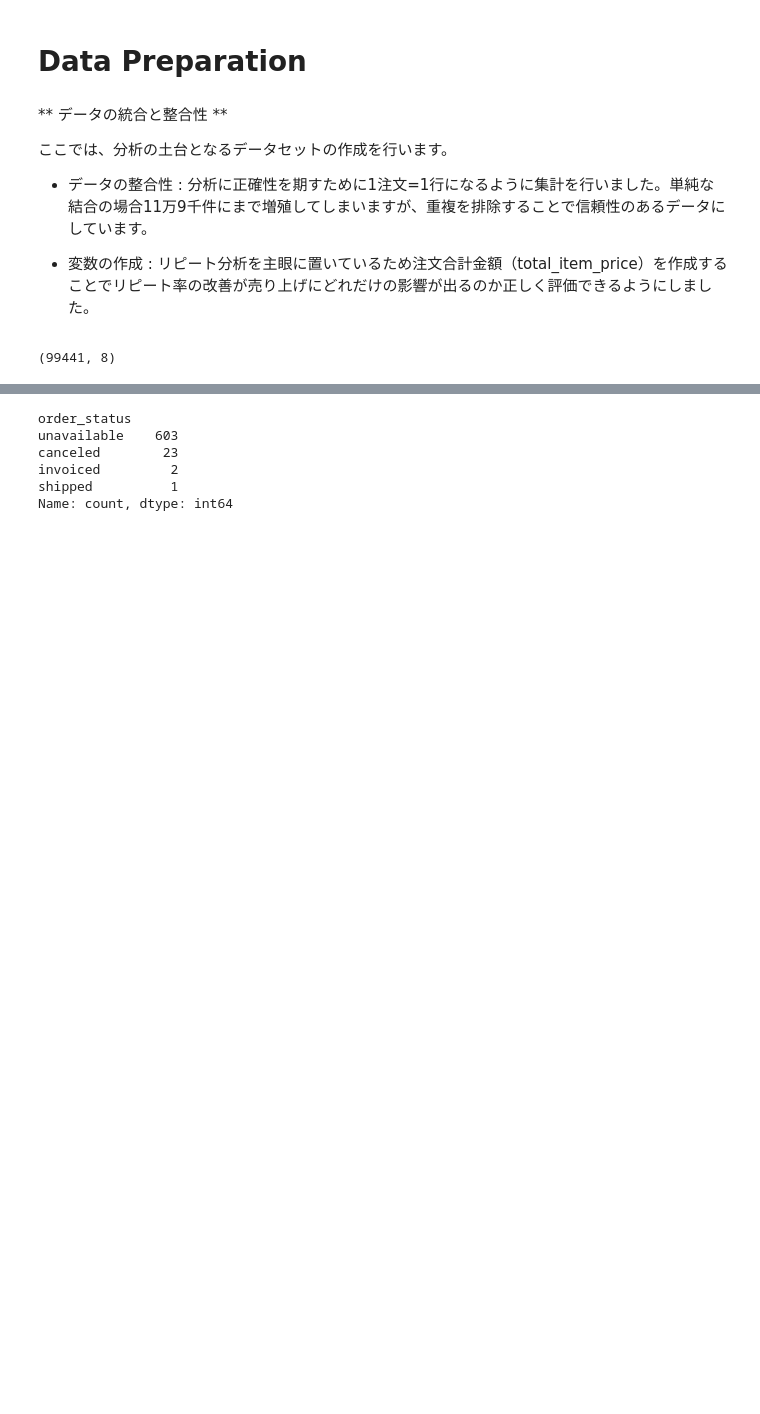
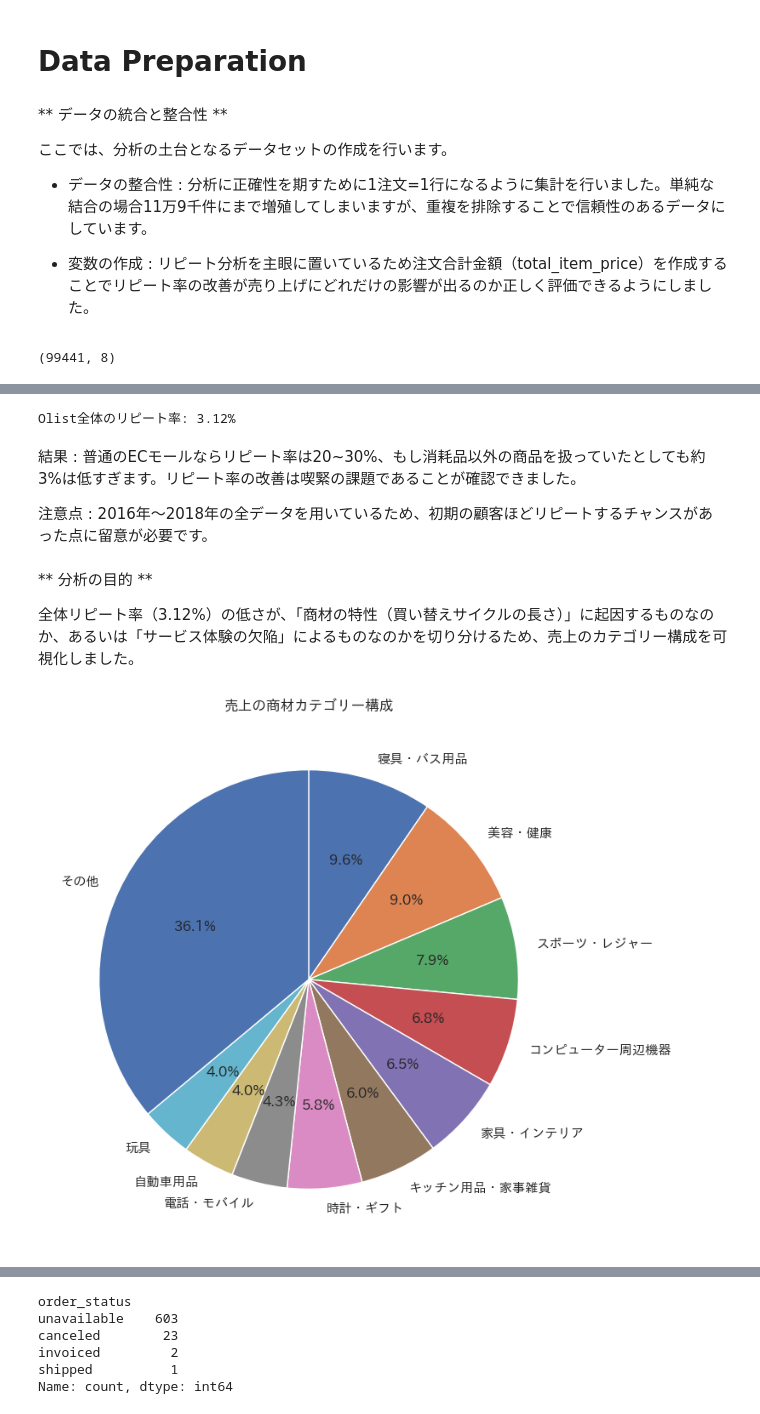
Before and after one commit to kanebako-s/olist-data-analysis, a Jupyter notebook: Kaggle_Olist_analysis_v2.0.ipynb, the cells around one changed output, grey strips where cells are left out. Drawn from its saved outputs; the diff is of its cells as text; code cells hidden in the pictures; blank space fills up the shorter version.

```diff
--- a/Kaggle_Olist_analysis_v2.0.ipynb
+++ b/Kaggle_Olist_analysis_v2.0.ipynb
@@ -71,7 +73,7 @@ df_order_payments = pd.read_csv(BASE_DIR / 'olist_order_payments_dataset.csv')
 # 分析に必要な列だけを定義。
 customer_cols = ['customer_id', 'customer_unique_id']
 item_cols = ['order_id', 'product_id', 'seller_id', 'price']
-product_cols = ['product_id', 'product_photos_qty', 'product_description_lenght']
+product_cols = ['product_id', 'product_category_name', 'product_photos_qty', 'product_description_lenght']
 timestamps_cols = ['order_purchase_timestamp', 'order_approved_at', 'order_delivered_carrier_date', 'order_delivered_customer_date', 'order_estimated_delivery_date', 'review_creation_date', 'review_answer_timestamp']
 
 # 集計で重複が発生しないように注文ごとにまとめる。
@@ -117,0 +131,48 @@ df_orders.shape
+# %%
+# Olist全体のリピート率の把握（同一のcustomer_unique_idで2回以上注文しているか）
+repeat_counts = df_final.groupby('customer_unique_id')['order_id'].nunique()
+repeat_rate = (repeat_counts > 1).sum() / len(repeat_counts) * 100
+
+print(f"Olist全体のリピート率: {repeat_rate:.2f}%")
+# %% [output]
+Olist全体のリピート率: 3.12%
+# %% [markdown]
+結果 : 普通のECモールならリピート率は20~30%、もし消耗品以外の商品を扱っていたとしても約3%は低すぎます。リピート率の改善は喫緊の課題であることが確認できました。
+
+注意点 : 2016年〜2018年の全データを用いているため、初期の顧客ほどリピートするチャンスがあった点に留意が必要です。
+# %% [markdown]
+** 分析の目的 **
+
+全体リピート率（3.12%）の低さが、「商材の特性（買い替えサイクルの長さ）」に起因するものなのか、あるいは「サービス体験の欠陥」によるものなのかを切り分けるため、売上のカテゴリー構成を可視化しました。
+# %%
+# カテゴリー別の注文数をカウント
+category_counts = df_final['product_category_name'].value_counts()
+
+# 上位10件を抽出し、残りを 'others' にまとめる
+top_10 = category_counts.head(10)
+others = pd.Series({'others': category_counts.iloc[10:].sum()})
+plot_data = pd.concat([top_10, others])
+
+# カテゴリー名を日本語に置換する。
+category_mapping = {
+    'cama_mesa_banho': '寝具・バス用品',
+    'beleza_saude': '美容・健康',
+    'esporte_lazer': 'スポーツ・レジャー',
+    'informatica_acessorios': 'コンピューター周辺機器',
+    'moveis_decoracao': '家具・インテリア',
+    'utilidades_domesticas': 'キッチン用品・家事雑貨',
+    'relogios_presentes': '時計・ギフト',
+    'telefonia': '電話・モバイル',
+    'automotivo': '自動車用品',
+    'brinquedos': '玩具',
+    'others': 'その他',
+}
+labels_japanese = plot_data.index.map(category_mapping)
+
+# 円グラフの作成
+plt.figure(figsize=(10, 8))
+plt.pie(plot_data, labels=labels_japanese, autopct='%1.1f%%', startangle=90, counterclock=False)
+plt.title('売上の商材カテゴリー構成')
+plt.show()
+# %% [output]
+[figure, added]
```
Also changed, not shown: parts of 11 cells of this notebook.
